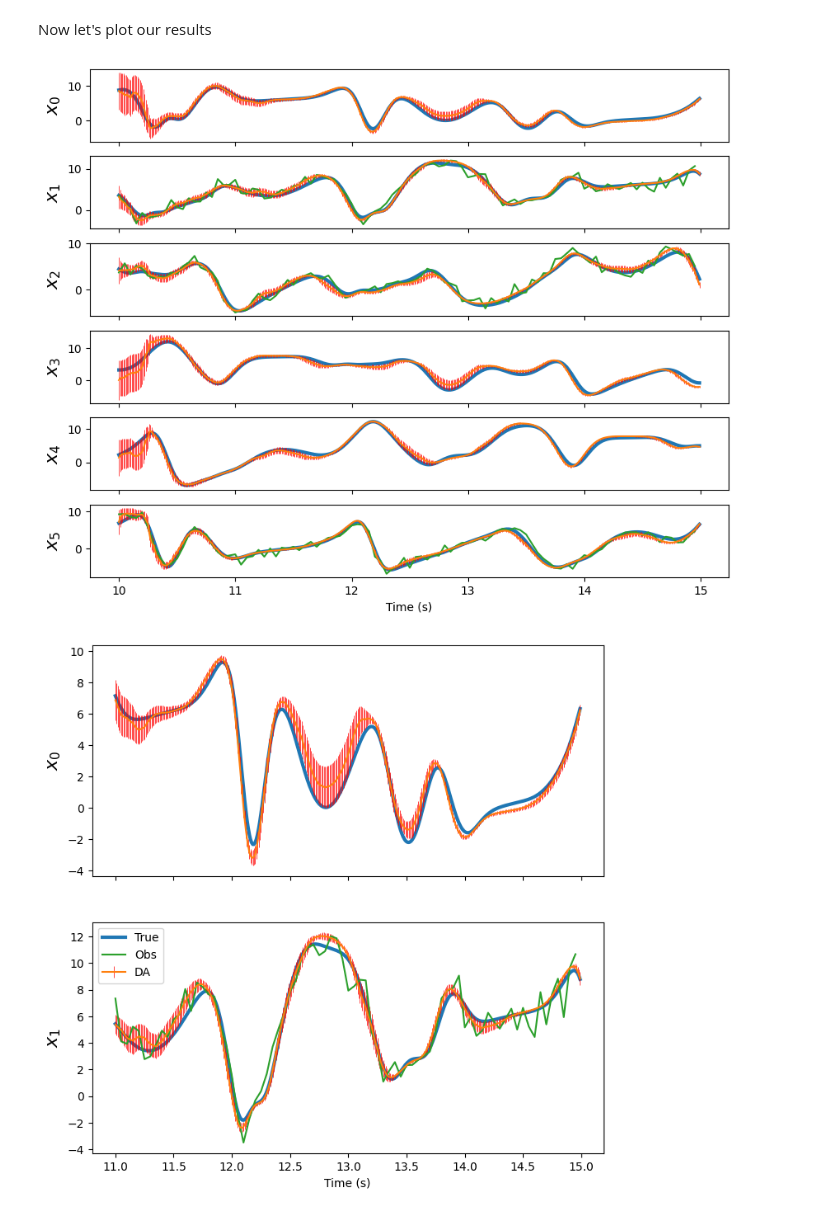
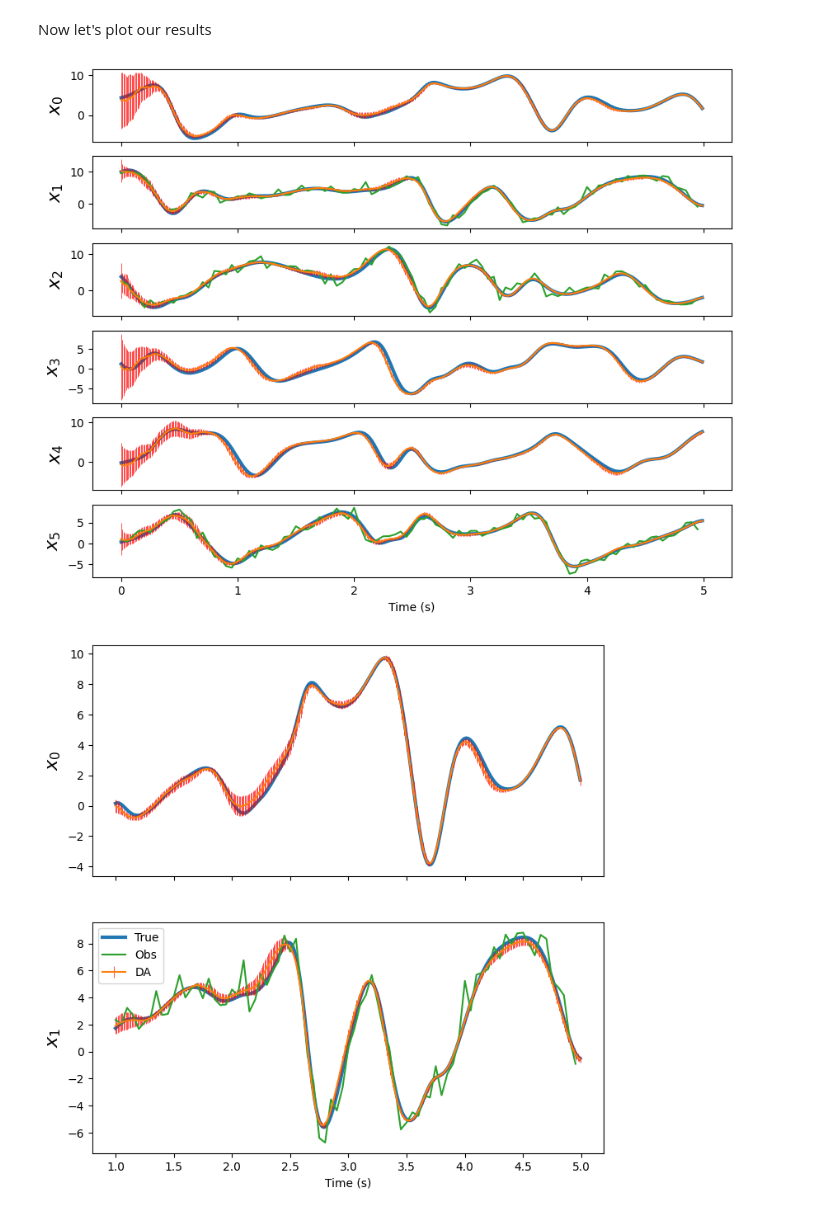
Before and after one commit to StevePny/DataAssimBench-Examples, a Jupyter notebook: examples/da_cycler/2-ETKF-Lorenz96.ipynb, the cells around one changed output. Drawn from its saved outputs; the diff is of its cells as text; code cells hidden in the pictures.

```diff
--- a/examples/da_cycler/2-ETKF-Lorenz96.ipynb
+++ b/examples/da_cycler/2-ETKF-Lorenz96.ipynb
@@ -72,12 +72,3 @@ for i in range(10):
     out_vals.append(toy_model.values)
 # %%
 out_array = np.stack(out_vals)
-# %%
-# Pretty bad reproduction
-fig, axes = plt.subplots(6, 1, sharex = True, figsize = (10, 8))
-for j, ax in enumerate(axes):
-    ax.plot(nature_run.times[1000:1500], nature_run.values[1000:1500,j], lw = 3, label = 'True')
-    ax.plot(nature_run.times[1000:1500], np.mean(out_array, axis=0)[0:500,j])
-    ax.set_ylabel(r'$x_{:d}$'.format(j), fontsize = 16)
-ax.set_xlabel('Time (s)')
-plt.show()
@@ -92,8 +81,10 @@ dc = dab.dacycler.ETKF(system_dim=nature_run.system_dim, # 6
                    ensemble_dim=10 # Ensemble dim for Ensemble Kalman Filter
                   )
 # %%
-cur_tstep = 1000
+cur_tstep = 0
 
+# Set seed for adding noise
+np.random.seed(5)
 # ETKF input state is an ensemble with error
 etkf_x0 = dab.vector.StateVector(
     values=nature_run.values[cur_tstep] + np.random.normal(size=(10, 6), scale=3),
@@ -106,32 +97,32 @@ out_statevec = dc.cycle(
     obs_vector = obs_vec_l96,
     obs_error_sd = 1.5,
     analysis_window=0.1,
-    timesteps=3000)
+    timesteps=5000)
 # %% [markdown]
 Now let's plot our results
 # %%
 fig, axes = plt.subplots(6, 1, sharex = True, figsize = (10, 8))
 for j, ax in enumerate(axes):
-    ax.plot(out_statevec.times[:500], nature_run.values[1000:1500,j], lw = 3, label = 'True')
+    ax.plot(out_statevec.times[:500], nature_run.values[0:500,j], lw = 3, label = 'True')
     ax.errorbar(out_statevec.times[:500], np.mean(out_statevec.values, axis=1)[:500,j],
                 yerr=np.ptp(out_statevec.values, axis=1)[:500,j], elinewidth=0.5, ecolor='red')
-    ax.plot(obs_vec_l96.times[200:300], obs_vec_l96.values[200:300, np.where(j == obs_vec_l96.location_indices[0])[0]])
+    ax.plot(obs_vec_l96.times[0:100], obs_vec_l96.values[000:100, np.where(j == obs_vec_l96.location_indices[0])[0]])
     ax.set_ylabel(r'$x_{:d}$'.format(j), fontsize = 16)
 ax.set_xlabel('Time (s)')
 plt.show()
 # %% [output]
-[figure, old version]
+[figure, new version]
 # %%
-# Zoom in a bit to see the error more clearly
+# Zoom in a bit to see the eexamples/da_cycler/Solvik_Penny_Hoyer_2024-Backprop4DVar/2A-PYQG-Jax-RayTune.ipynbrror more clearly
 fig, axes = plt.subplots(2, 1, sharex = True, figsize = (8, 8))
 for j, ax in enumerate(axes):
-    ax.plot(out_statevec.times[100:500], nature_run.values[1100:1500,j], lw = 3, label = 'True')
+    ax.plot(out_statevec.times[100:500], nature_run.values[100:500,j], lw = 3, label = 'True')
     ax.errorbar(out_statevec.times[100:500], np.mean(out_statevec.values, axis=1)[100:500,j],
                 yerr=np.ptp(out_statevec.values, axis=1)[100:500,j], elinewidth=0.5, ecolor='red', label='DA')
     ax.set_ylabel(r'$x_{:d}$'.format(j), fontsize = 16)
-    ax.plot(obs_vec_l96.times[220:300], obs_vec_l96.values[220:300, np.where(j == obs_vec_l96.location_indices[0])[0]], label='Obs')
+    ax.plot(obs_vec_l96.times[20:100], obs_vec_l96.values[20:100, np.where(j == obs_vec_l96.location_indices[0])[0]], label='Obs')
 ax.set_xlabel('Time (s)')
 axes[1].legend()
 plt.show()
 # %% [output]
-[figure, old version]
+[figure, new version]
```
Also changed, not shown: parts of 1 cell of this notebook.
